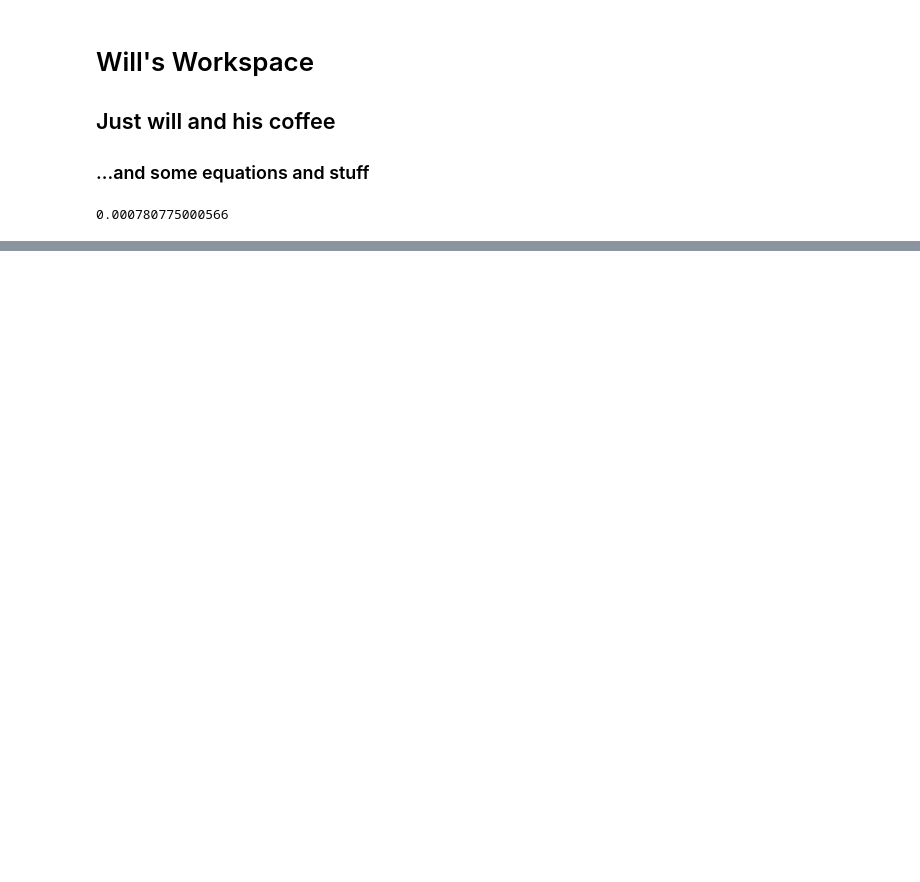
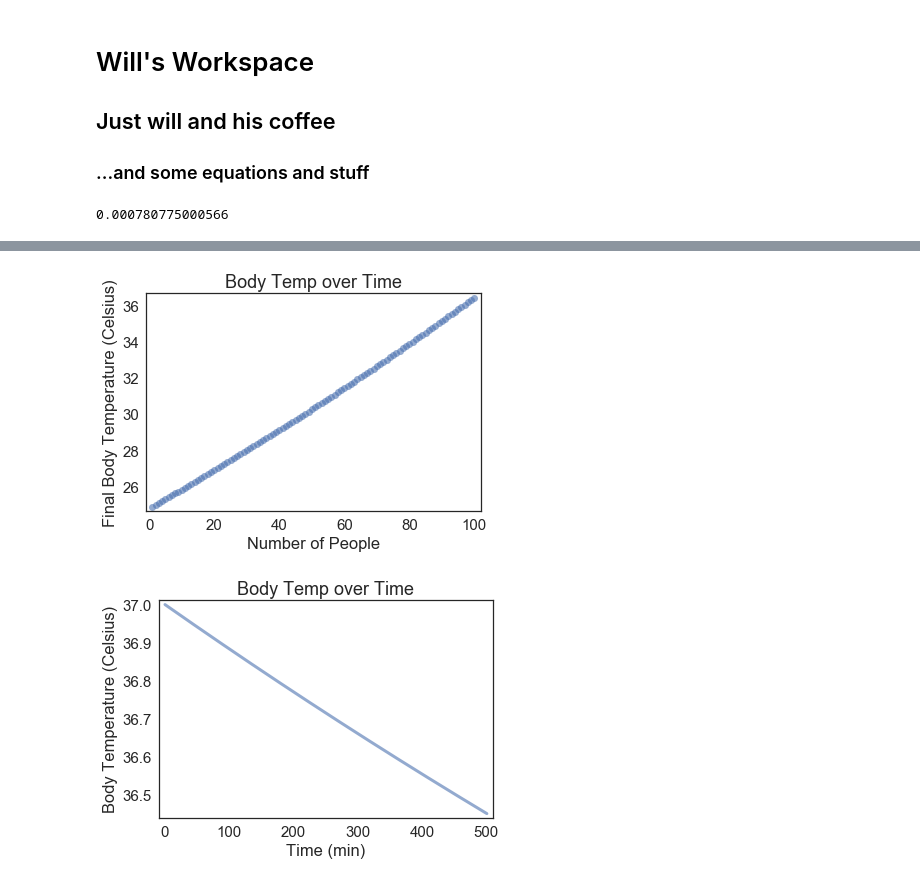
Before and after one commit to wFairmanOlin/MOD_SIM_P_2, a Jupyter notebook: Will's Workspace.ipynb, the cells around one changed output, grey strips where cells are left out. Drawn from its saved outputs; the diff is of its cells as text; code cells hidden in the pictures; blank space fills up the shorter version.

```diff
--- a/Will's Workspace.ipynb
+++ b/Will's Workspace.ipynb
@@ -104,0 +198,7 @@ plot_sim(system)
+# %%
+#sys = make_system(T_env=0, t_end=10, lbs=62, mu=.002, x=1,r_i =.0008, dt=1)
+xsweep(x1=1, x2=100, st=1, t_end=500, boo=True)
+xsweep(x1=1, x2=100, st=1, t_end=500, boo=False)
+# %% [output]
+[figure, added]
+[figure, added]
```
Also changed, not shown: parts of 3 cells of this notebook.
